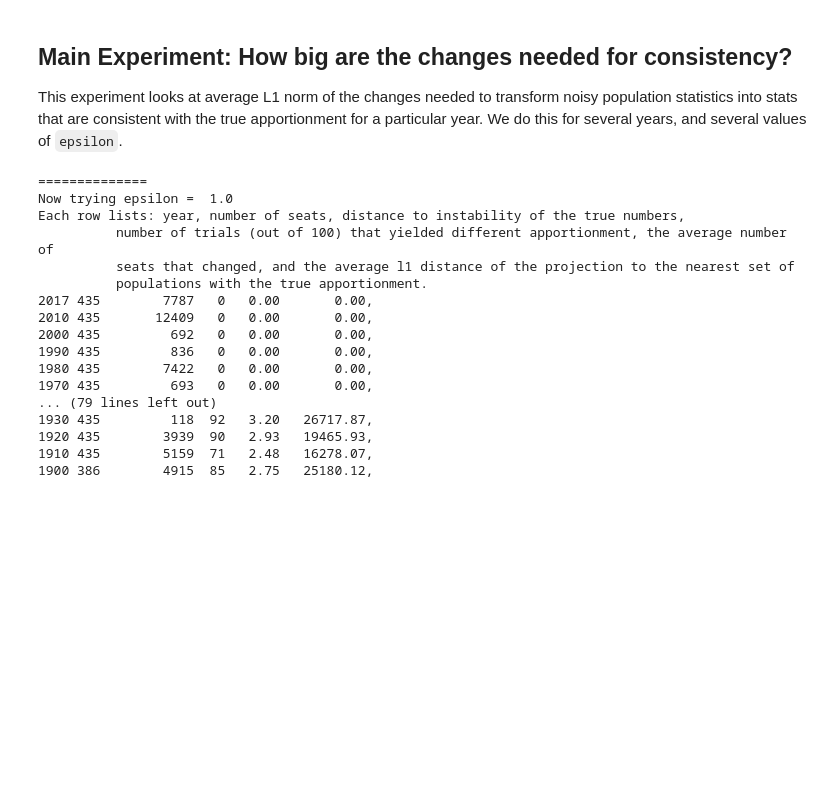
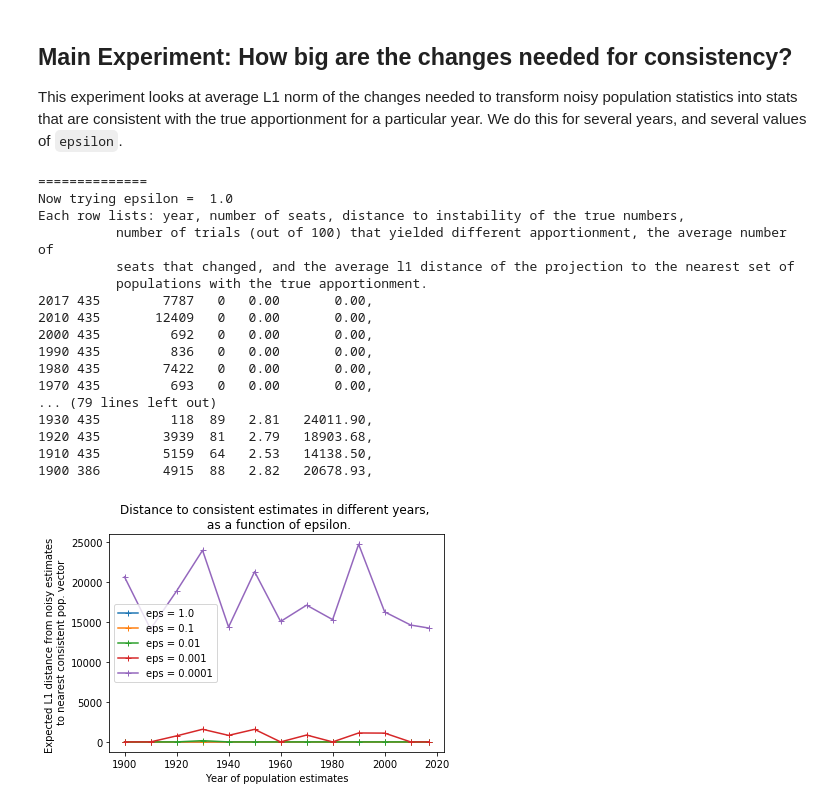
Before and after one commit to adamdavisonsmith/huntington-hill-dp, a Jupyter notebook: experiments-w-huntington-hill.ipynb, the cells around one changed output. Saved outputs shown, nothing was run; the diff lists cells and outputs as text; code cells hidden in the pictures; blank space fills up the shorter version.

Commit message:
improvements in notebook format

```diff
--- a/experiments-w-huntington-hill.ipynb
+++ b/experiments-w-huntington-hill.ipynb
@@ -226,19 +226,39 @@ dict_keys(['Projected populations', 'Delta', 'Threshold', 'Distance', 'All Thres
 
 This experiment looks at average L1 norm of the changes needed to transform noisy population statistics into stats that are consistent with the true apportionment for a particular year. We do this for several years, and several values of `epsilon`.
 # %%
-for epsilon in [1.0, 0.1, 0.01, 0.001, 0.0001]:
+year_list = list_of_years[0:13]
+distances_to_instab_list = []
+num_seats_list = []
+average_proj_distances = {}
+average_seats_changed = {}
+frac_iterations_changed = {}
+
+epsilon_list = [1.0, 0.1, 0.01, 0.001, 0.0001]
+for epsilon in epsilon_list:
     print("==============")
     print("Now trying epsilon = ", epsilon)
     print('''Each row lists: year, number of seats, distance to instability of the true numbers,
           number of trials (out of 100) that yielded different apportionment, the average number of
           seats that changed, and the average l1 distance of the projection to the nearest set of
           populations with the true apportionment.''')
-    for year in list_of_years[0:13]:
+    average_proj_distances_this_epsilon = []
+    average_seats_changed_this_epsilon = []
+    frac_iterations_changed_this_epsilon = []
+    for year in year_list:
         (n, e, avg_dist, d) = hh.hh_projection_after_noise_on_instance(us_pops[year].values,
                           num_seats = us_seats[year][0],
                           epsilon = epsilon,
                           num_reps = 100)
+        if epsilon == epsilon_list[0]: # First time through, record distances.
+            distances_to_instab_list.append(d)
+            num_seats_list.append(us_seats[year][0])
+        average_proj_distances_this_epsilon.append(avg_dist)
+        average_seats_changed_this_epsilon.append(e)
+        frac_iterations_changed_this_epsilon.append(n / 100)
         print('{} {}  {:10.0f} {:3d}   {:3.2f} {:10.2f},'.format(year, us_seats[year][0], d, n, e, avg_dist))
+    average_proj_distances[epsilon] = average_proj_distances_this_epsilon
+    average_seats_changed[epsilon] = average_seats_changed_this_epsilon
+    frac_iterations_changed[epsilon] = frac_iterations_changed_this_epsilon
 # %% [output]
 ==============
 Now trying epsilon =  1.0
@@ -253,7 +273,20 @@ Each row lists: year, number of seats, distance to instability of the true numbe
 1980 435        7422   0   0.00       0.00,
 1970 435         693   0   0.00       0.00,
 ... (79 lines left out)
-1930 435         118  92   3.20   26717.87,
-1920 435        3939  90   2.93   19465.93,
-1910 435        5159  71   2.48   16278.07,
-1900 386        4915  85   2.75   25180.12,
+1930 435         118  89   2.81   24011.90,
+1920 435        3939  81   2.79   18903.68,
+1910 435        5159  64   2.53   14138.50,
+1900 386        4915  88   2.82   20678.93,
+# %%
+years_as_ints = [int(year) for year in year_list]
+
+for epsilon in epsilon_list:
+    plt.plot(years_as_ints, average_proj_distances[epsilon], '+-', label = "eps = {}".format(epsilon))
+
+plt.legend()
+plt.xlabel("Year of population estimates")
+plt.ylabel("Expected L1 distance from noisy estimates \n to nearest consistent pop. vector")
+plt.title("Distance to consistent estimates in different years, \n as a function of epsilon.")
+plt.savefig("proj-dist-v-year.pdf")
+# %% [output]
+[figure, added]
```
Also changed, not shown: parts of 7 cells of this notebook.
